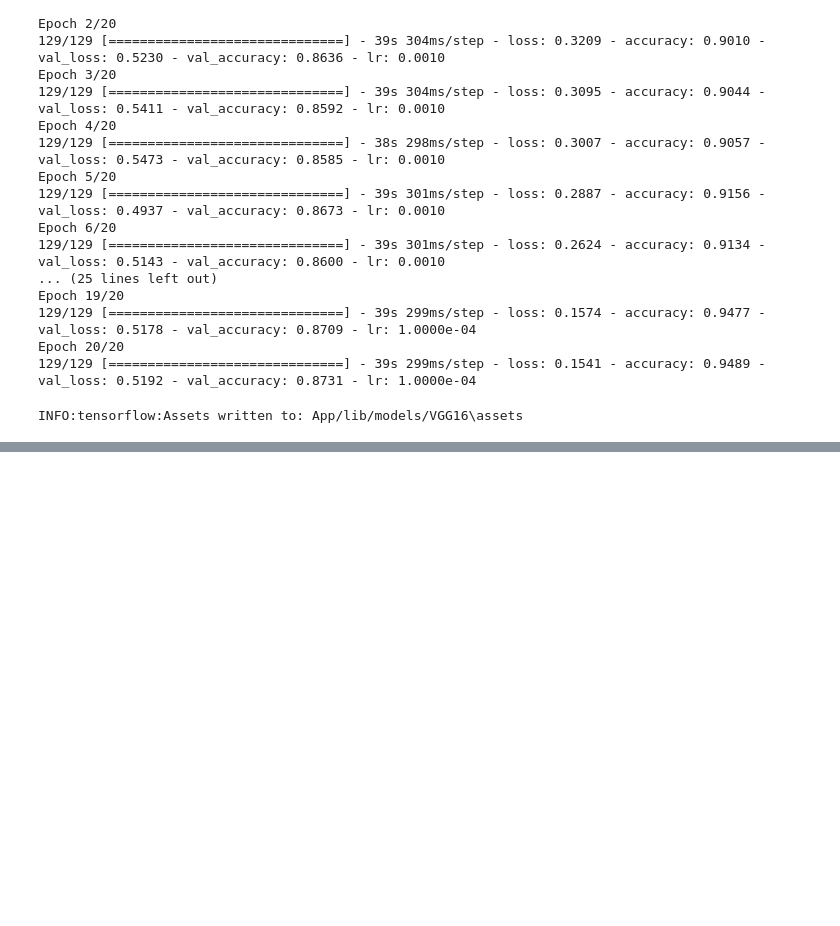
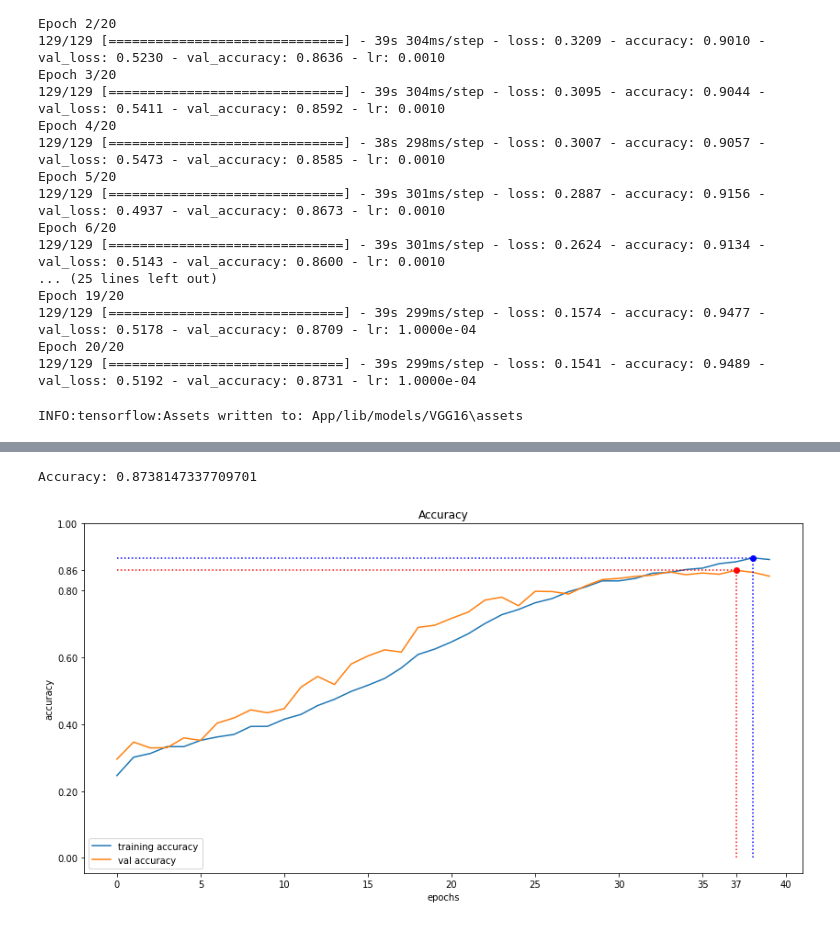
Before and after one commit to dokeefemain/AlphaSign, a Jupyter notebook: VGG16.ipynb, the cells around one changed output, grey strips where cells are left out. Saved outputs shown, nothing was run; the diff lists cells and outputs as text; code cells hidden in the pictures; blank space fills up the shorter version.

```diff
--- a/VGG16.ipynb
+++ b/VGG16.ipynb
@@ -109,0 +111,6 @@ history60["val_accuracy"] = history.history["val_accuracy"] + history1.history["
+# %%
+y_pred = np.argmax(model.predict(X_test),axis=1)
+from sklearn import metrics
+print("Accuracy:",metrics.accuracy_score(y_test_e, y_pred))
+# %% [output]
+Accuracy: 0.8738147337709701
@@ -109,0 +124,5 @@ history60["val_accuracy"] = history.history["val_accuracy"] + history1.history["
+# %%
+#224 224 40
+plot(history)
+# %% [output]
+[figure, added]
```
Also changed, not shown: parts of 10 cells of this notebook, 12 other files.
